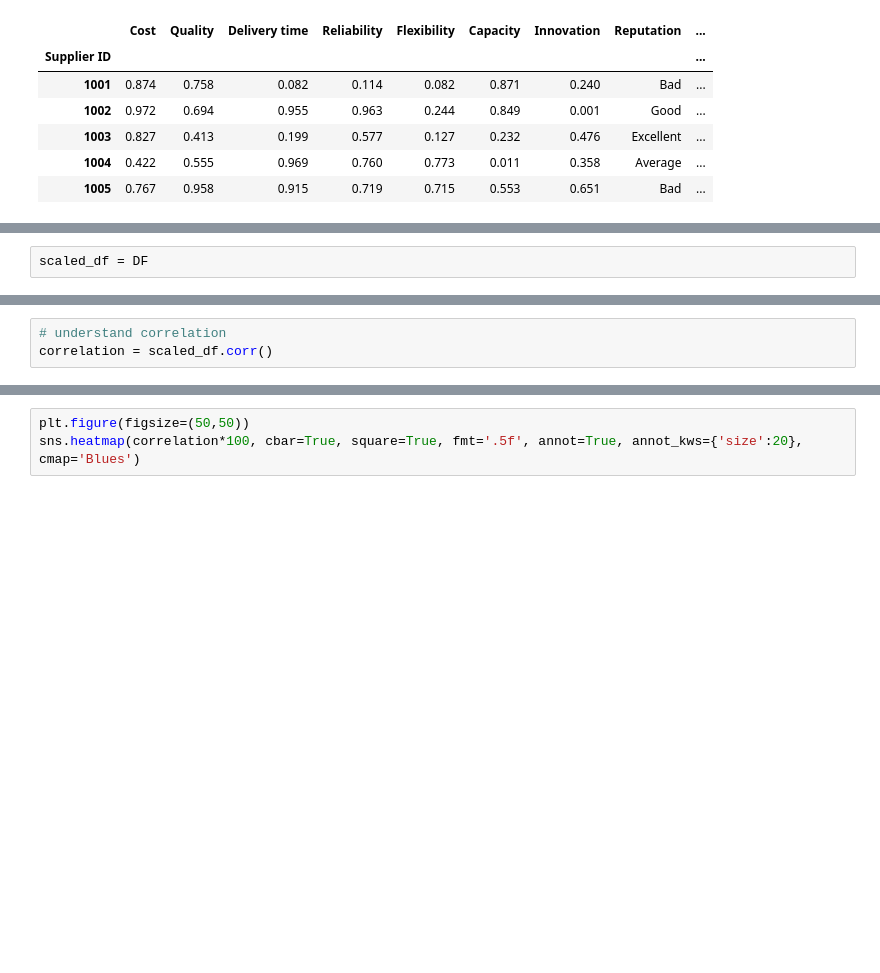
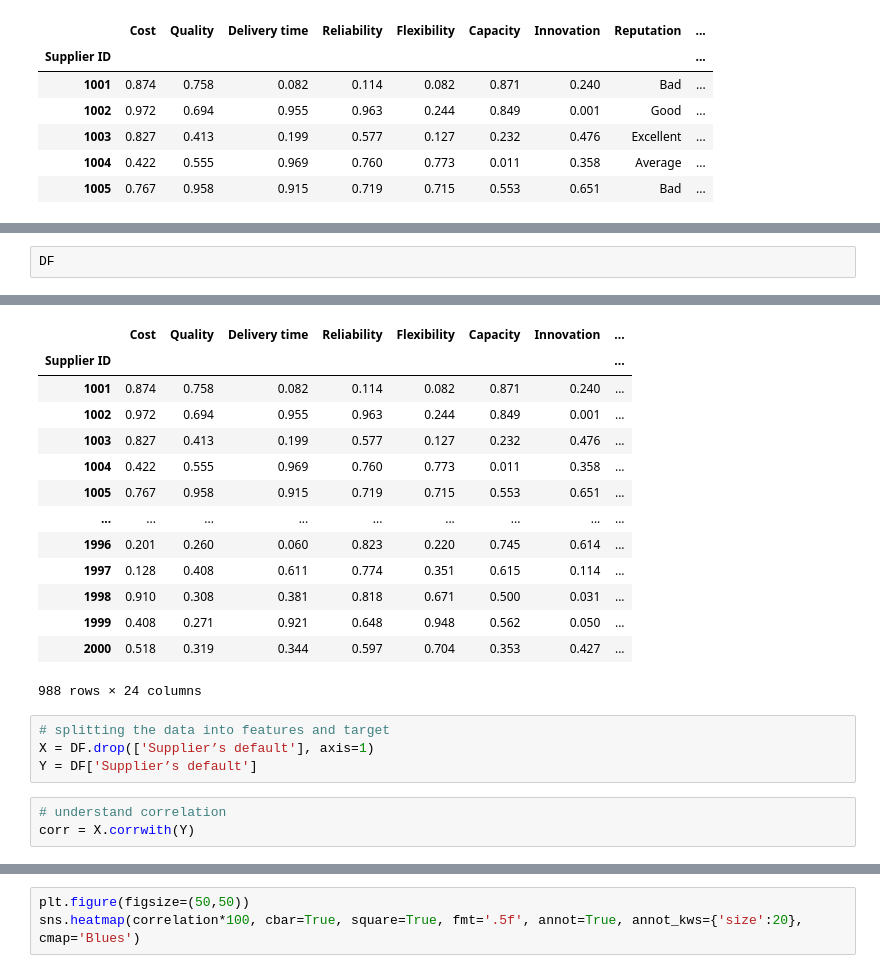
Before and after one commit to hksantosh/sscm, a Jupyter notebook: capstone/Intelligent_Supplier_Selection.ipynb, the cells around one changed output, grey strips where cells are left out. Saved outputs shown, nothing was run; the diff lists cells and outputs as text; blank space fills up the shorter version.

```diff
--- a/capstone/Intelligent_Supplier_Selection.ipynb
+++ b/capstone/Intelligent_Supplier_Selection.ipynb
@@ -152,2 +159,3 @@ Warning: Total number of columns (21) exceeds max_columns (20). Falling back to
-# %%
-scaled_df = DF
+# %%
+DF
+# %% [output]
@@ -154,3 +163,21 @@ scaled_df = DF
+|  | Cost | Quality | Delivery time | Reliability | Flexibility | Capacity | Innovation | ... |
+| Supplier ID |  |  |  |  |  |  |  | ... |
+| 1001 | 0.874 | 0.758 | 0.082 | 0.114 | 0.082 | 0.871 | 0.240 | ... |
+| 1002 | 0.972 | 0.694 | 0.955 | 0.963 | 0.244 | 0.849 | 0.001 | ... |
+| 1003 | 0.827 | 0.413 | 0.199 | 0.577 | 0.127 | 0.232 | 0.476 | ... |
+| 1004 | 0.422 | 0.555 | 0.969 | 0.760 | 0.773 | 0.011 | 0.358 | ... |
+| 1005 | 0.767 | 0.958 | 0.915 | 0.719 | 0.715 | 0.553 | 0.651 | ... |
+| ... | ... | ... | ... | ... | ... | ... | ... | ... |
+| 1996 | 0.201 | 0.260 | 0.060 | 0.823 | 0.220 | 0.745 | 0.614 | ... |
+| 1997 | 0.128 | 0.408 | 0.611 | 0.774 | 0.351 | 0.615 | 0.114 | ... |
+| 1998 | 0.910 | 0.308 | 0.381 | 0.818 | 0.671 | 0.500 | 0.031 | ... |
+| 1999 | 0.408 | 0.271 | 0.921 | 0.648 | 0.948 | 0.562 | 0.050 | ... |
+| 2000 | 0.518 | 0.319 | 0.344 | 0.597 | 0.704 | 0.353 | 0.427 | ... |
+988 rows × 24 columns
+# %%
+# splitting the data into features and target
+X = DF.drop(['Supplier’s default'], axis=1)
+Y = DF['Supplier’s default']
 # %%
 # understand correlation
-correlation = scaled_df.corr()
+corr = X.corrwith(Y)
```
Also changed, not shown: parts of 17 cells of this notebook.
